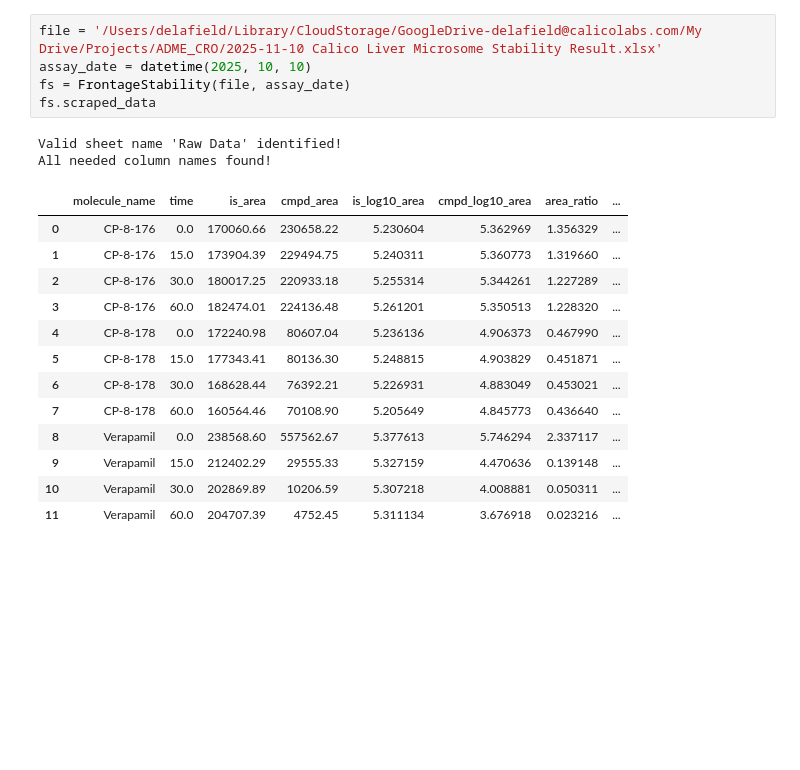
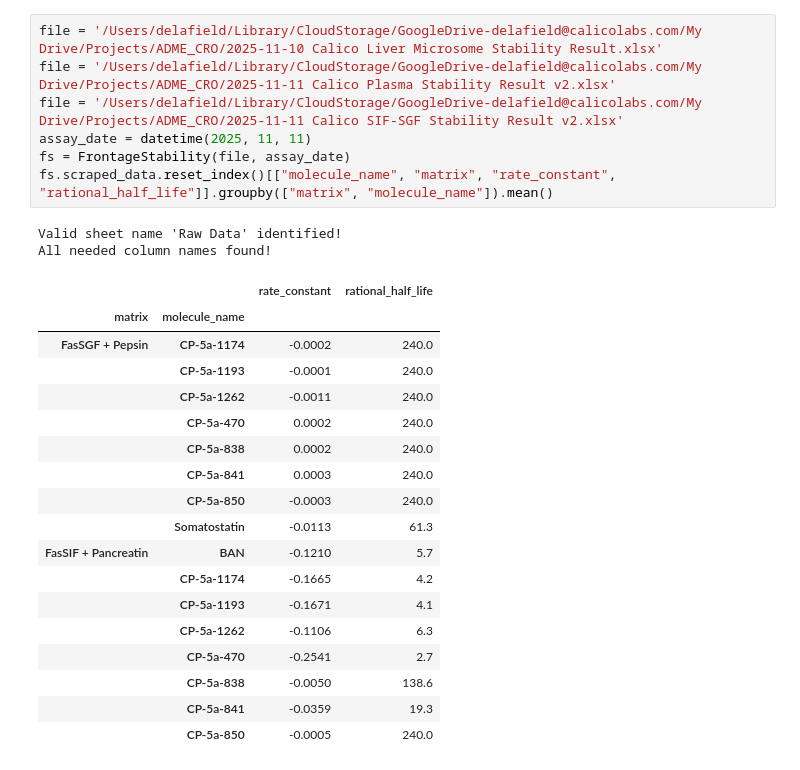
Before and after one commit to grahamdelafield/adme_data_handlers, a Jupyter notebook: 20251113_ClassDevelopment.ipynb, the cells around one changed output. Cells and saved outputs as stored; diff of their text form; blank space fills up the shorter version.

Commit message:
adding workbook for frontage data dump

```diff
--- a/20251113_ClassDevelopment.ipynb
+++ b/20251113_ClassDevelopment.ipynb
@@ -122,21 +172,28 @@ class FrontageStability(Frontage):
 # %%
 file = '/Users/delafield/Library/CloudStorage/GoogleDrive-delafield@calicolabs.com/My Drive/Projects/ADME_CRO/2025-11-10 Calico Liver Microsome Stability Result.xlsx'
-assay_date = datetime(2025, 10, 10)
+file = '/Users/delafield/Library/CloudStorage/GoogleDrive-delafield@calicolabs.com/My Drive/Projects/ADME_CRO/2025-11-11 Calico Plasma Stability Result v2.xlsx'
+file = '/Users/delafield/Library/CloudStorage/GoogleDrive-delafield@calicolabs.com/My Drive/Projects/ADME_CRO/2025-11-11 Calico SIF-SGF Stability Result v2.xlsx'
+assay_date = datetime(2025, 11, 11)
 fs = FrontageStability(file, assay_date)
-fs.scraped_data
+fs.scraped_data.reset_index()[["molecule_name", "matrix", "rate_constant", "rational_half_life"]].groupby(["matrix", "molecule_name"]).mean()
 # %% [output]
 Valid sheet name 'Raw Data' identified!
 All needed column names found!
-|  | molecule_name | time | is_area | cmpd_area | is_log10_area | cmpd_log10_area | area_ratio | ... |
-| 0 | CP-8-176 | 0.0 | 170060.66 | 230658.22 | 5.230604 | 5.362969 | 1.356329 | ... |
-| 1 | CP-8-176 | 15.0 | 173904.39 | 229494.75 | 5.240311 | 5.360773 | 1.319660 | ... |
-| 2 | CP-8-176 | 30.0 | 180017.25 | 220933.18 | 5.255314 | 5.344261 | 1.227289 | ... |
-| 3 | CP-8-176 | 60.0 | 182474.01 | 224136.48 | 5.261201 | 5.350513 | 1.228320 | ... |
-| 4 | CP-8-178 | 0.0 | 172240.98 | 80607.04 | 5.236136 | 4.906373 | 0.467990 | ... |
-| 5 | CP-8-178 | 15.0 | 177343.41 | 80136.30 | 5.248815 | 4.903829 | 0.451871 | ... |
-| 6 | CP-8-178 | 30.0 | 168628.44 | 76392.21 | 5.226931 | 4.883049 | 0.453021 | ... |
-| 7 | CP-8-178 | 60.0 | 160564.46 | 70108.90 | 5.205649 | 4.845773 | 0.436640 | ... |
-| 8 | Verapamil | 0.0 | 238568.60 | 557562.67 | 5.377613 | 5.746294 | 2.337117 | ... |
-| 9 | Verapamil | 15.0 | 212402.29 | 29555.33 | 5.327159 | 4.470636 | 0.139148 | ... |
-| 10 | Verapamil | 30.0 | 202869.89 | 10206.59 | 5.307218 | 4.008881 | 0.050311 | ... |
-| 11 | Verapamil | 60.0 | 204707.39 | 4752.45 | 5.311134 | 3.676918 | 0.023216 | ... |
+|  |  | rate_constant | rational_half_life |
+| matrix | molecule_name |  |  |
+| FasSGF + Pepsin | CP-5a-1174 | -0.0002 | 240.0 |
+|  | CP-5a-1193 | -0.0001 | 240.0 |
+|  | CP-5a-1262 | -0.0011 | 240.0 |
+|  | CP-5a-470 | 0.0002 | 240.0 |
+|  | CP-5a-838 | 0.0002 | 240.0 |
+|  | CP-5a-841 | 0.0003 | 240.0 |
+|  | CP-5a-850 | -0.0003 | 240.0 |
+|  | Somatostatin | -0.0113 | 61.3 |
+| FasSIF + Pancreatin | BAN | -0.1210 | 5.7 |
+|  | CP-5a-1174 | -0.1665 | 4.2 |
+|  | CP-5a-1193 | -0.1671 | 4.1 |
+|  | CP-5a-1262 | -0.1106 | 6.3 |
+|  | CP-5a-470 | -0.2541 | 2.7 |
+|  | CP-5a-838 | -0.0050 | 138.6 |
+|  | CP-5a-841 | -0.0359 | 19.3 |
+|  | CP-5a-850 | -0.0005 | 240.0 |
```
Also changed, not shown: parts of 4 cells of this notebook.
